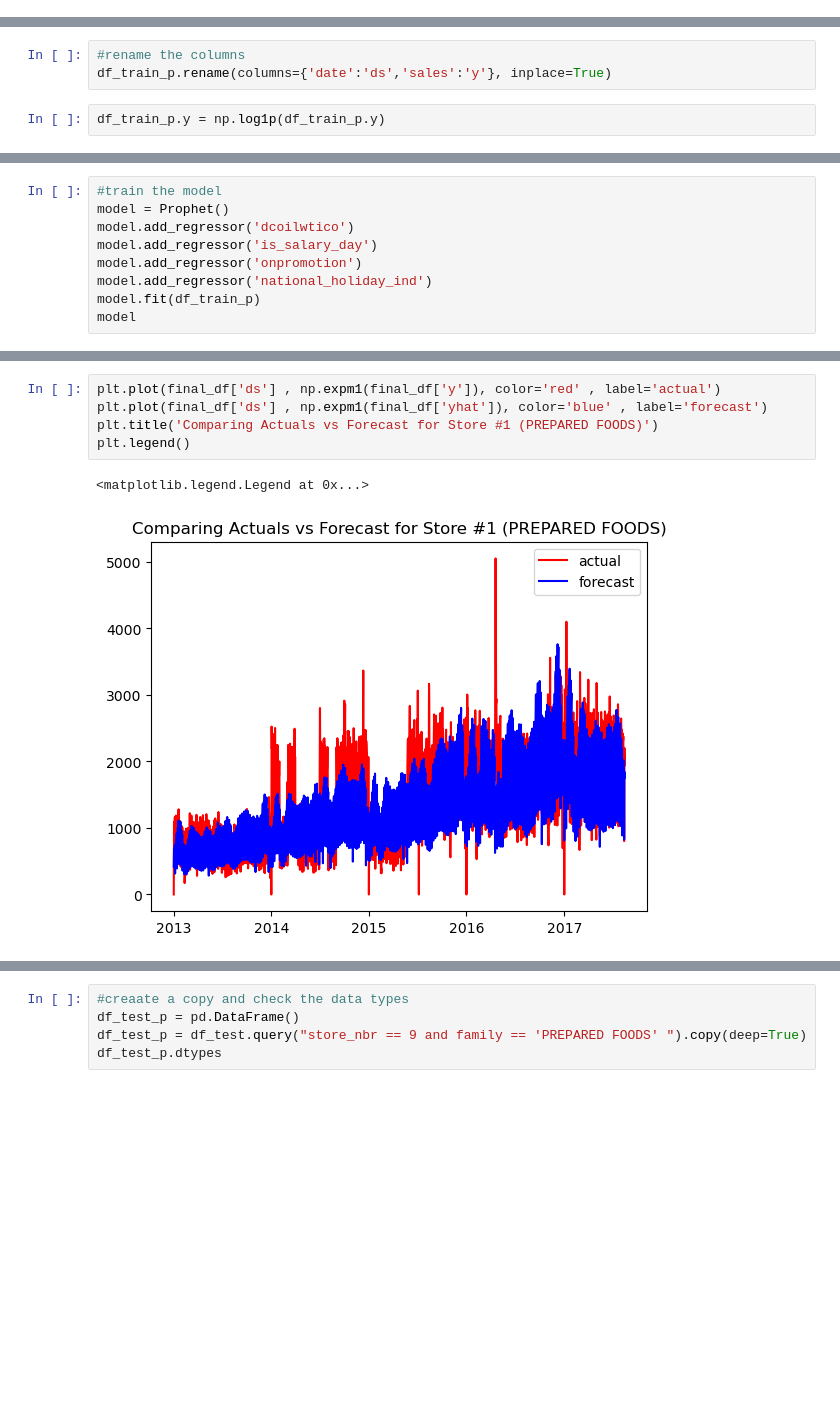
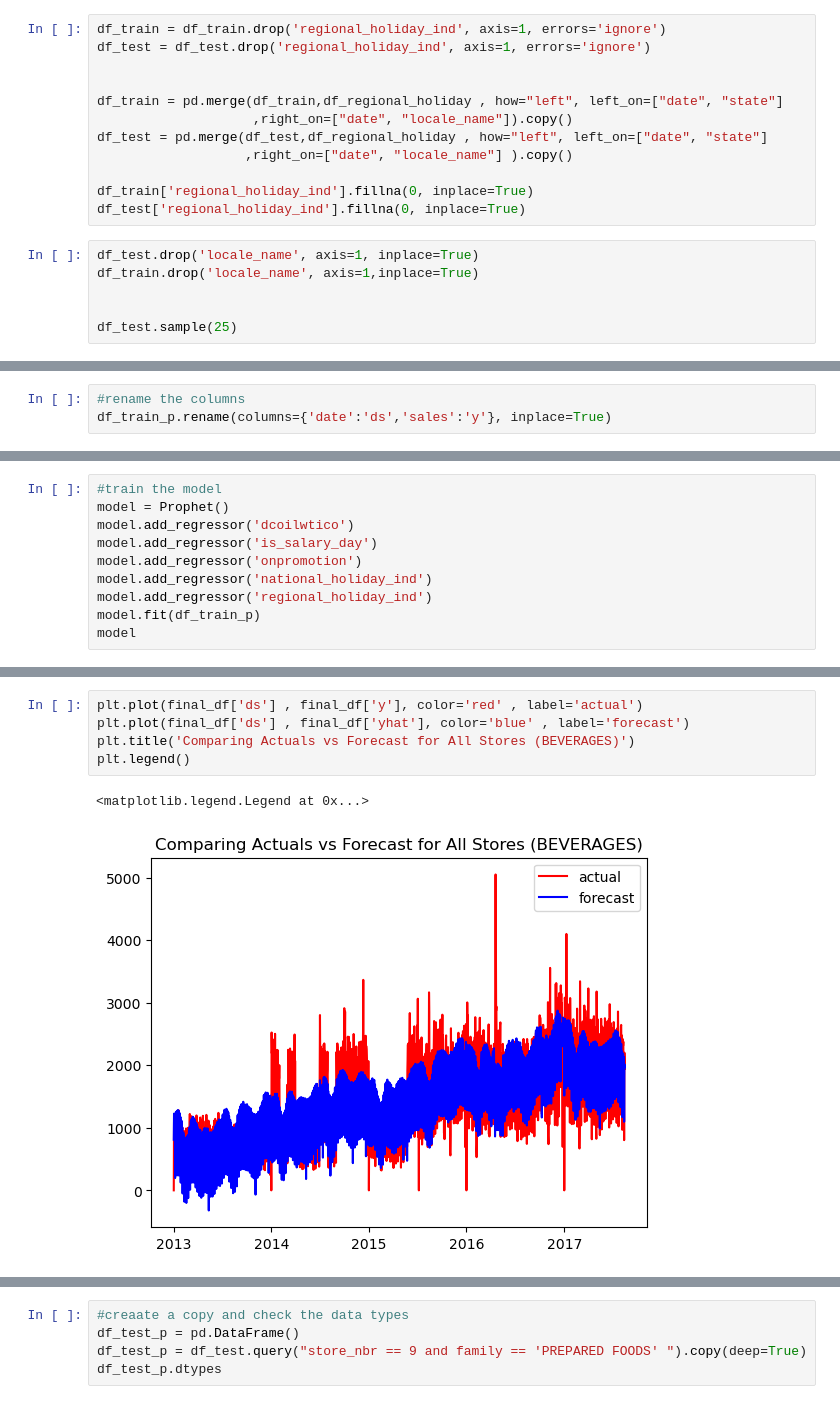
Before and after one commit to sgshaikh/StoreSales_TimeSeriesForecasting, a Jupyter notebook: ForecastStoreSales.ipynb, the cells around one changed output, grey strips where cells are left out. Cells and saved outputs as stored; diff of their text form; blank space fills up the shorter version.

Commit message:
regional holidays

```diff
--- a/ForecastStoreSales.ipynb
+++ b/ForecastStoreSales.ipynb
@@ -376,0 +460,18 @@ print(df_holidays[df_holidays['date'] == '2016-04-16'])
+# %%
+df_train = df_train.drop('regional_holiday_ind', axis=1, errors='ignore')
+df_test = df_test.drop('regional_holiday_ind', axis=1, errors='ignore')
+
+
+df_train = pd.merge(df_train,df_regional_holiday , how="left", left_on=["date", "state"]
+                    ,right_on=["date", "locale_name"]).copy()
+df_test = pd.merge(df_test,df_regional_holiday , how="left", left_on=["date", "state"]
+                   ,right_on=["date", "locale_name"] ).copy()
+
+df_train['regional_holiday_ind'].fillna(0, inplace=True)
+df_test['regional_holiday_ind'].fillna(0, inplace=True)
+# %%
+df_test.drop('locale_name', axis=1, inplace=True)
+df_train.drop('locale_name', axis=1,inplace=True)
+
+
+df_test.sample(25)
@@ -520,5 +668,3 @@ dtype: object
 # %%
 #rename the columns
 df_train_p.rename(columns={'date':'ds','sales':'y'}, inplace=True)
-# %%
-df_train_p.y = np.log1p(df_train_p.y)
@@ -538,6 +686,7 @@ model.add_regressor('dcoilwtico')
 model.add_regressor('is_salary_day')
 model.add_regressor('onpromotion')
 model.add_regressor('national_holiday_ind')
+model.add_regressor('regional_holiday_ind')
 model.fit(df_train_p)
 model
 # %% [output]
@@ -580,10 +729,10 @@ final_df[['ds','y','yhat']].tail(20)
 # %%
-plt.plot(final_df['ds'] , np.expm1(final_df['y']), color='red' , label='actual')
-plt.plot(final_df['ds'] , np.expm1(final_df['yhat']), color='blue' , label='forecast')
-plt.title('Comparing Actuals vs Forecast for Store #1 (PREPARED FOODS)')
+plt.plot(final_df['ds'] , final_df['y'], color='red' , label='actual')
+plt.plot(final_df['ds'] , final_df['yhat'], color='blue' , label='forecast')
+plt.title('Comparing Actuals vs Forecast for All Stores (BEVERAGES)')
 plt.legend()
 # %% [output]
 <matplotlib.legend.Legend at 0x...>
-[figure, old version]
+[figure, new version]
 # %%
 train_preds = final_df.query("ds<='2017-08-15'")
```
Also changed, not shown: parts of 71 cells of this notebook.
